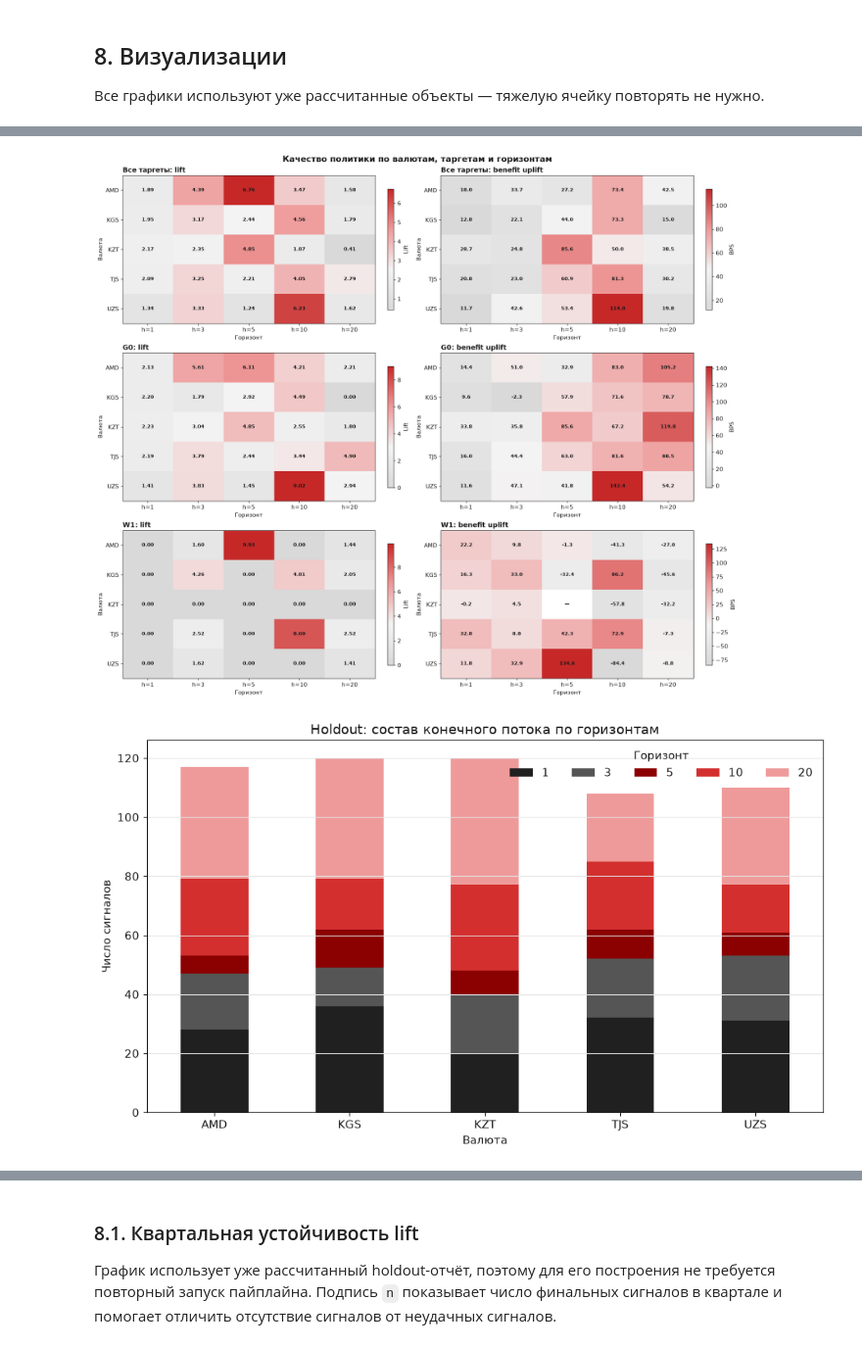
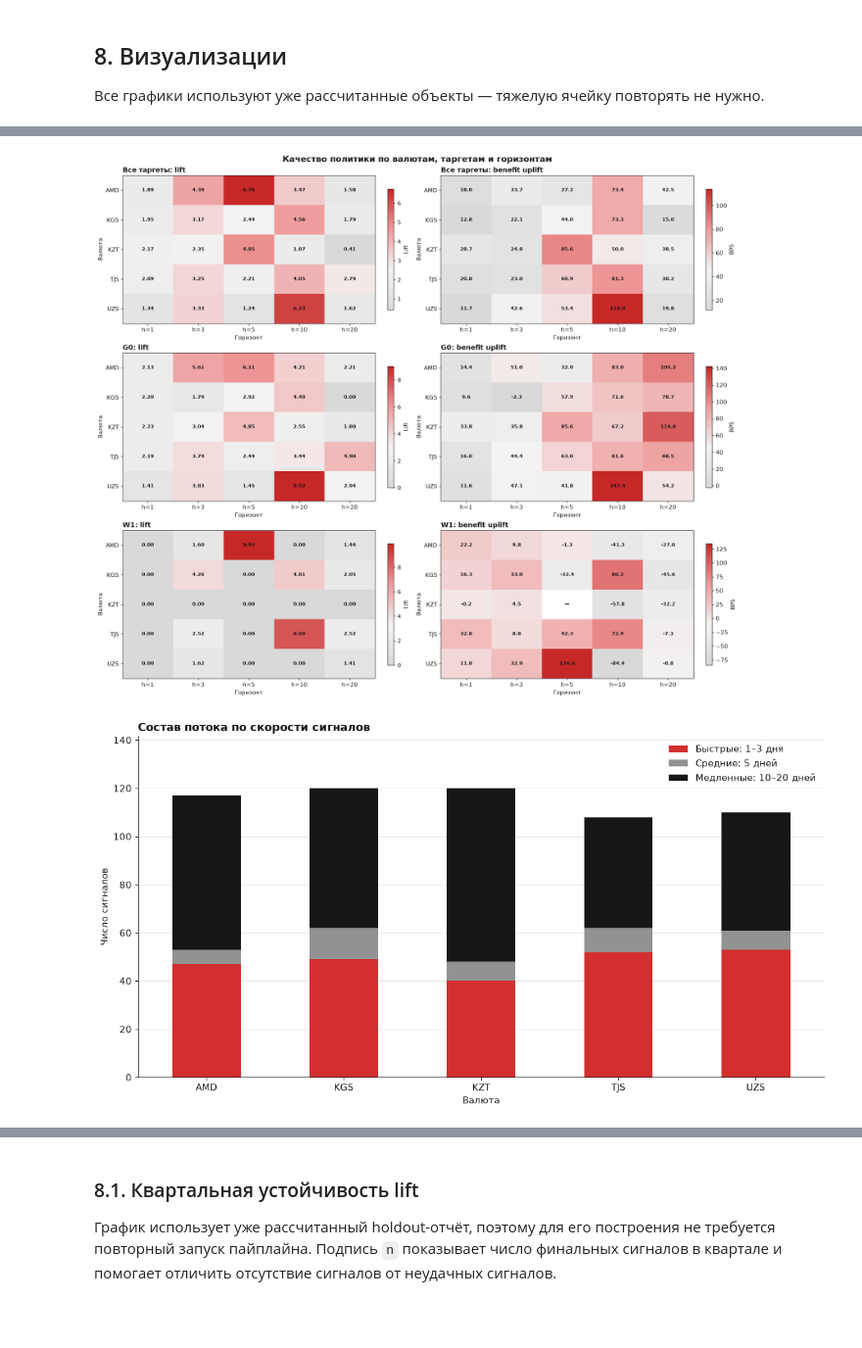
Before and after one commit to YYukh/AI_Product_Hack_trigger_model, a Jupyter notebook: research/yura/notebooks/yura_pipeline.ipynb, the cells around one changed output, grey strips where cells are left out. Shown at 98% size. Saved outputs shown, nothing was run; the diff lists cells and outputs as text; code cells hidden in the pictures; blank space fills up the shorter version.

Commit message:
Update Yura pipeline, visualizations and documentation

```diff
--- a/research/yura/notebooks/yura_pipeline.ipynb
+++ b/research/yura/notebooks/yura_pipeline.ipynb
@@ -321,32 +321,36 @@ display(result.ml_score_diagnostics.sort_values(
 
 Все графики используют уже рассчитанные объекты — тяжелую ячейку повторять не нужно.
 # %%
+from importlib import reload
+import research.yura.src.visualization as yura_visualization_module
+reload(yura_visualization_module)
+
 plot_validation_frontier(result.arbiter_leaderboard)
 plt.show()
 
 plot_policy_currency_overview(signal_backtest_summary, policy_name='Yura compact')
 plt.show()
 
 plot_policy_horizon_heatmaps(
     signal_backtest_summary, target_families=CONFIG.target_families,
 )
 plt.show()
 
-plot_holdout_horizon_mix(final_signal_stream)
+yura_visualization_module.plot_holdout_horizon_mix(final_signal_stream)
 plt.show()
 
 plot_source_contribution(final_signal_stream)
 plt.show()
 
 plot_holdout_sequential_metrics(
     signal_backtest_rows, rolling_signals=25, warmup_signals=20,
 )
 plt.show()
 # %% [output]
 [figure]
 [figure]
 [figure]
-[figure, old version]
+[figure, new version]
 [figure]
 [figure]
 # %%
```
Also changed, not shown: parts of 7 cells of this notebook, 9 other files.
